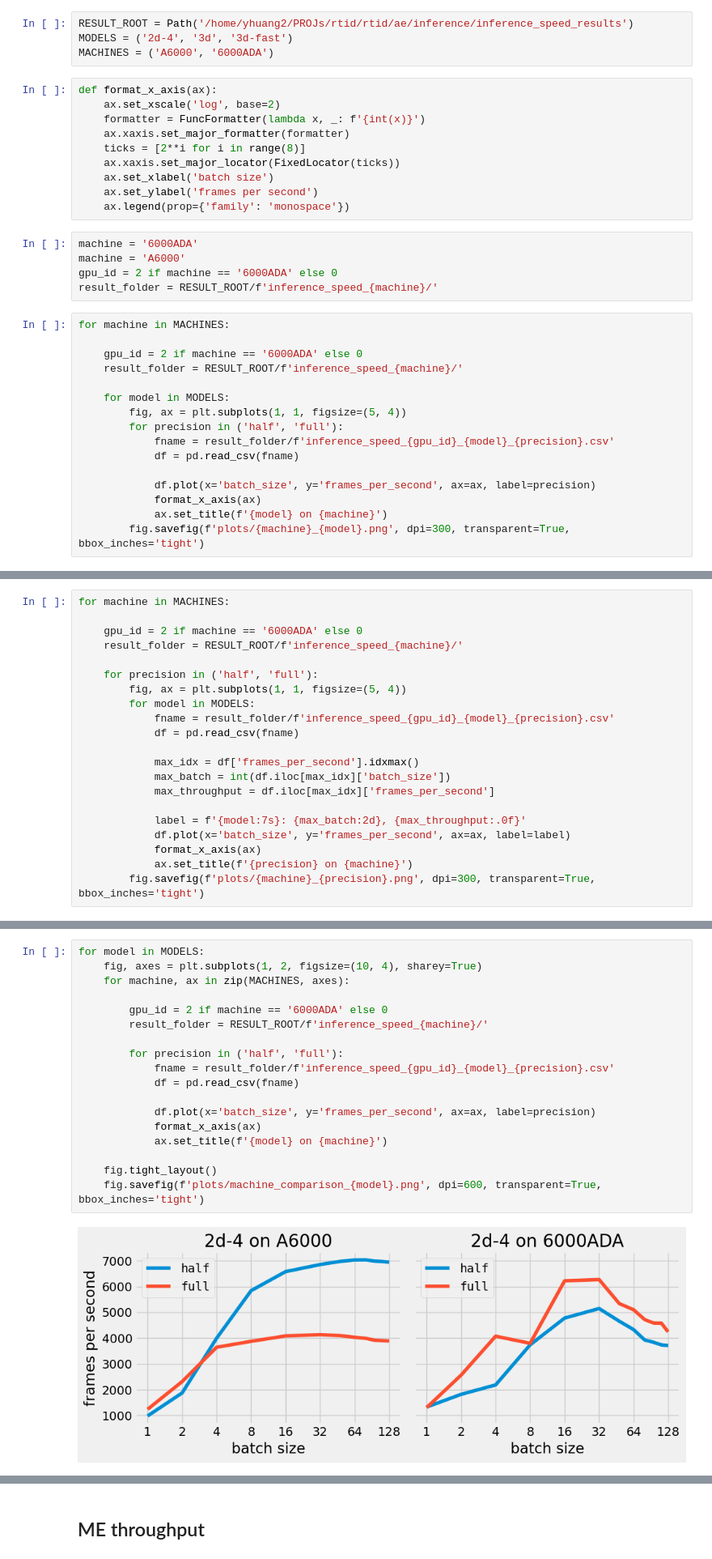
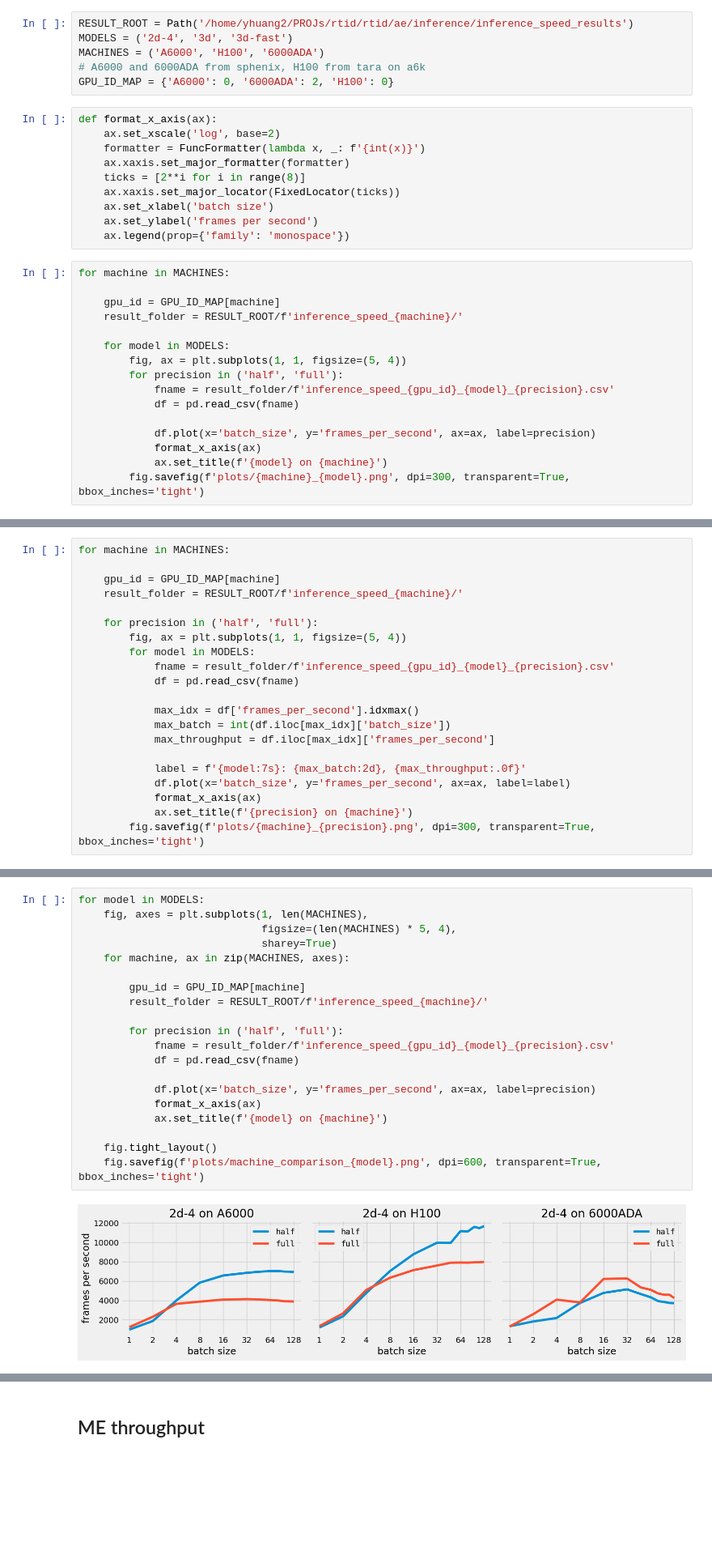
Before and after one commit to pphuangyi/fast_bcae, a Jupyter notebook: rtid/ae/inference/plot.ipynb, the cells around one changed output, grey strips where cells are left out. Shown at 81% size. Cells and saved outputs as stored; diff of their text form; blank space fills up the shorter version.

Commit message:
updated plots to include H100 results

```diff
--- a/rtid/ae/inference/plot.ipynb
+++ b/rtid/ae/inference/plot.ipynb
@@ -11,7 +11,9 @@ plt.style.use('fivethirtyeight')
 # %%
 RESULT_ROOT = Path('/home/yhuang2/PROJs/rtid/rtid/ae/inference/inference_speed_results')
 MODELS = ('2d-4', '3d', '3d-fast')
-MACHINES = ('A6000', '6000ADA')
+MACHINES = ('A6000', 'H100', '6000ADA')
+# A6000 and 6000ADA from sphenix, H100 from tara on a6k
+GPU_ID_MAP = {'A6000': 0, '6000ADA': 2, 'H100': 0}
 # %%
 def format_x_axis(ax):
     ax.set_xscale('log', base=2)
@@ -22,15 +24,10 @@ def format_x_axis(ax):
     ax.set_xlabel('batch size')
     ax.set_ylabel('frames per second')
     ax.legend(prop={'family': 'monospace'})
-# %%
-machine = '6000ADA'
-machine = 'A6000'
-gpu_id = 2 if machine == '6000ADA' else 0
-result_folder = RESULT_ROOT/f'inference_speed_{machine}/'
 # %%
 for machine in MACHINES:
 
-    gpu_id = 2 if machine == '6000ADA' else 0
+    gpu_id = GPU_ID_MAP[machine]
     result_folder = RESULT_ROOT/f'inference_speed_{machine}/'
 
     for model in MODELS:
@@ -53,7 +53,7 @@ for machine in MACHINES:
 # %%
 for machine in MACHINES:
 
-    gpu_id = 2 if machine == '6000ADA' else 0
+    gpu_id = GPU_ID_MAP[machine]
     result_folder = RESULT_ROOT/f'inference_speed_{machine}/'
 
     for precision in ('half', 'full'):
@@ -79,20 +81,22 @@ for machine in MACHINES:
 # %%
 for model in MODELS:
-    fig, axes = plt.subplots(1, 2, figsize=(10, 4), sharey=True)
+    fig, axes = plt.subplots(1, len(MACHINES),
+                             figsize=(len(MACHINES) * 5, 4),
+                             sharey=True)
     for machine, ax in zip(MACHINES, axes):
 
-        gpu_id = 2 if machine == '6000ADA' else 0
+        gpu_id = GPU_ID_MAP[machine]
         result_folder = RESULT_ROOT/f'inference_speed_{machine}/'
 
         for precision in ('half', 'full'):
             fname = result_folder/f'inference_speed_{gpu_id}_{model}_{precision}.csv'
             df = pd.read_csv(fname)
 
             df.plot(x='batch_size', y='frames_per_second', ax=ax, label=precision)
             format_x_axis(ax)
             ax.set_title(f'{model} on {machine}')
 
     fig.tight_layout()
     fig.savefig(f'plots/machine_comparison_{model}.png', dpi=600, transparent=True, bbox_inches='tight')
 # %% [output]
-[figure, old version]
+[figure, new version]
```
Also changed, not shown: parts of 5 cells of this notebook, 11 other files.
